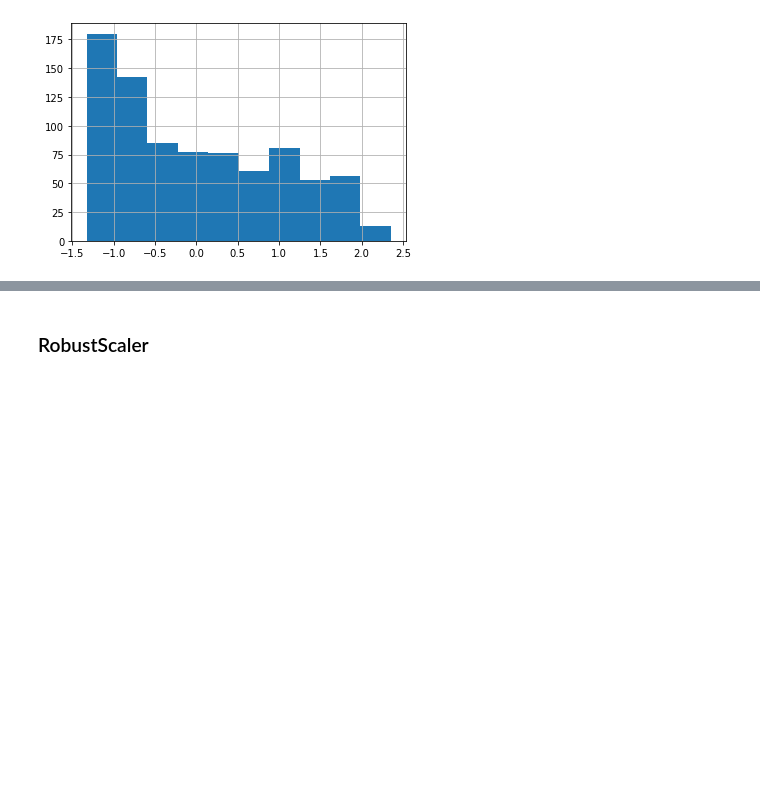
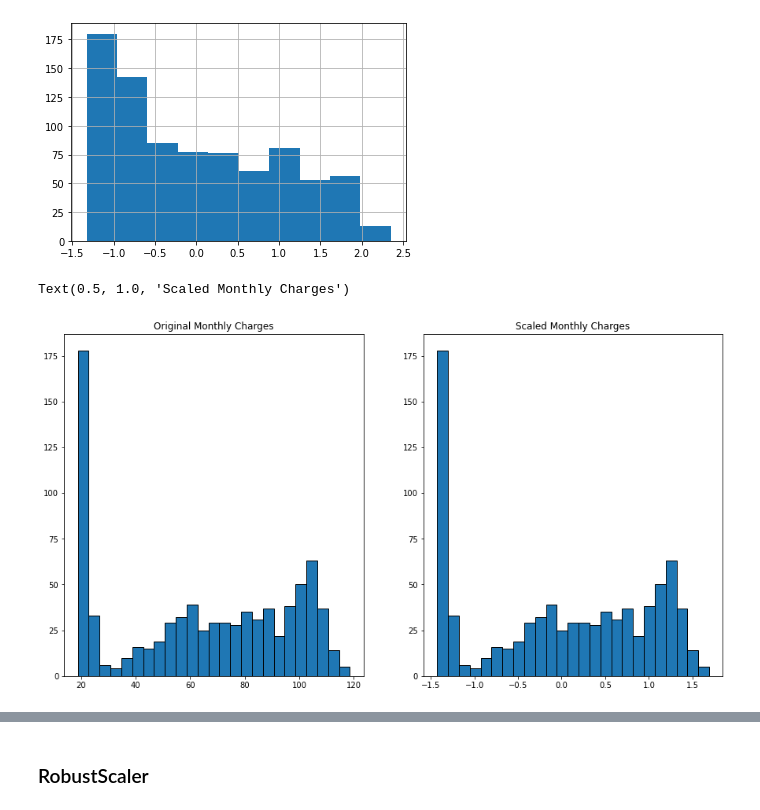
Before and after one commit to annah-vu/regression-exercises, a Jupyter notebook: scaling.ipynb, the cells around one changed output, grey strips where cells are left out. Drawn from its saved outputs; the diff is of its cells as text; code cells hidden in the pictures; blank space fills up the shorter version.

```diff
--- a/scaling.ipynb
+++ b/scaling.ipynb
@@ -197,3 +205,16 @@ train_scaled.total_charges.hist()
 # %% [output]
 <AxesSubplot:>
 [figure]
+# %%
+#Standardization
+plt.figure(figsize=(15,8))
+plt.subplot(121)
+plt.hist(train.monthly_charges, bins=25, ec='black')
+plt.title('Original Monthly Charges')
+
+plt.subplot(122)
+plt.hist(train_scaled.monthly_charges, bins=25, ec='black')
+plt.title('Scaled Monthly Charges')
+# %% [output]
+Text(0.5, 1.0, 'Scaled Monthly Charges')
+[figure, added]
```
Also changed, not shown: parts of 27 cells of this notebook.
